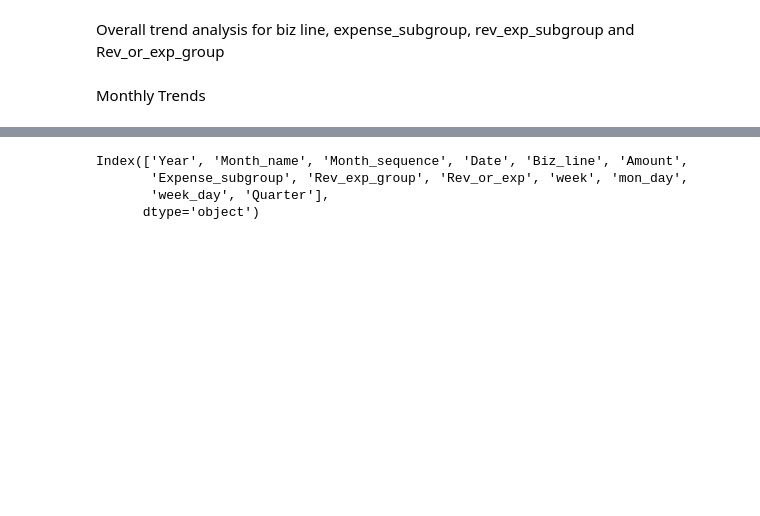
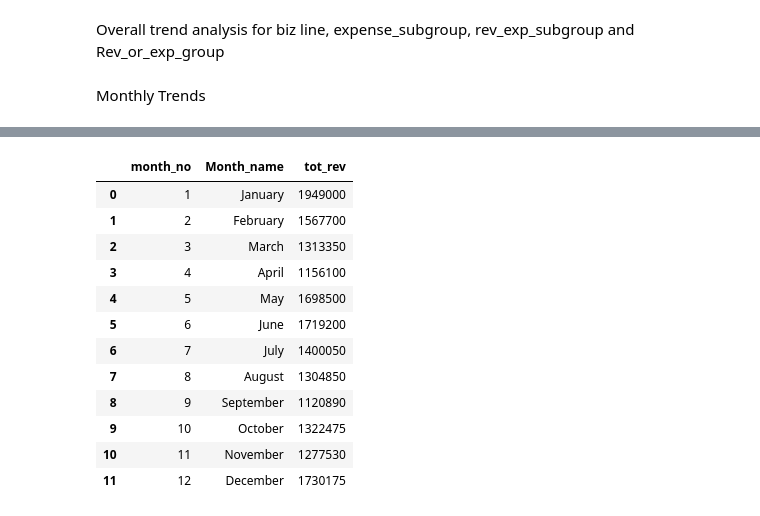
Before and after one commit to djibril968/Python_projects, a Jupyter notebook: Onyx_Financial_Analysis.ipynb, the cells around one changed output, grey strips where cells are left out. Saved outputs shown, nothing was run; the diff lists cells and outputs as text; code cells hidden in the pictures; blank space fills up the shorter version.

```diff
--- a/Onyx_Financial_Analysis.ipynb
+++ b/Onyx_Financial_Analysis.ipynb
@@ -390,7 +382,19 @@ trend_rev_extract.head()
-# %%
-Fin_data.columns
-# %% [output]
-Index(['Year', 'Month_name', 'Month_sequence', 'Date', 'Biz_line', 'Amount',
-       'Expense_subgroup', 'Rev_exp_group', 'Rev_or_exp', 'week', 'mon_day',
-       'week_day', 'Quarter'],
-      dtype='object')
+# %%
+#total rev by month
+
+tot_rev_by_month = trend_rev_extract.groupby(['month_no','Month_name'])['Amount'].sum().reset_index(name= 'tot_rev').sort_values('month_no',ascending = True)
+tot_rev_by_month
+# %% [output]
+|  | month_no | Month_name | tot_rev |
+| 0 | 1 | January | 1949000 |
+| 1 | 2 | February | 1567700 |
+| 2 | 3 | March | 1313350 |
+| 3 | 4 | April | 1156100 |
+| 4 | 5 | May | 1698500 |
+| 5 | 6 | June | 1719200 |
+| 6 | 7 | July | 1400050 |
+| 7 | 8 | August | 1304850 |
+| 8 | 9 | September | 1120890 |
+| 9 | 10 | October | 1322475 |
+| 10 | 11 | November | 1277530 |
+| 11 | 12 | December | 1730175 |
```
Also changed, not shown: parts of 5 cells of this notebook.
